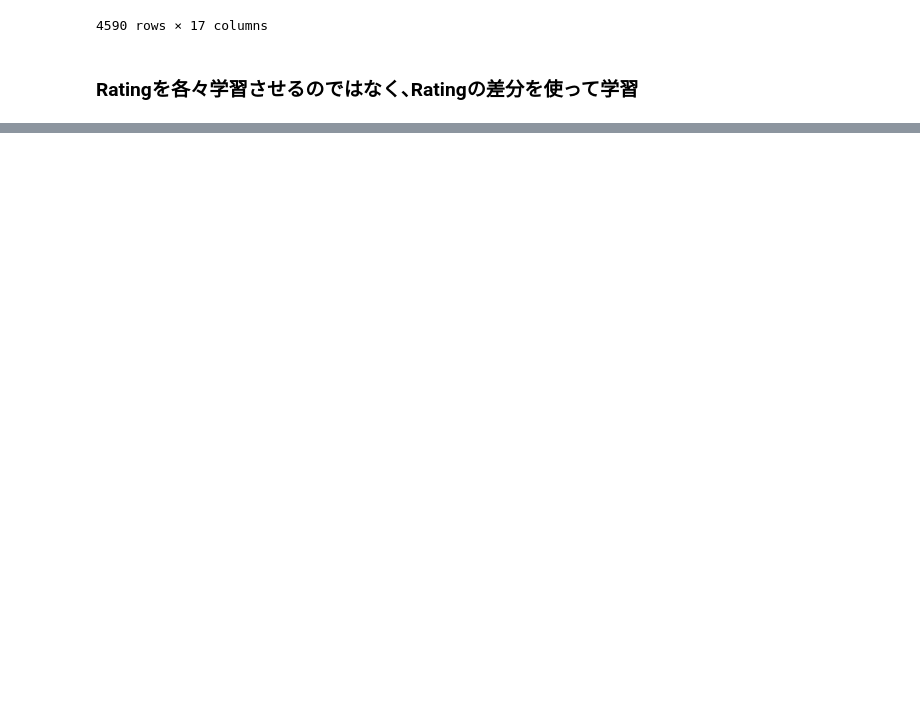
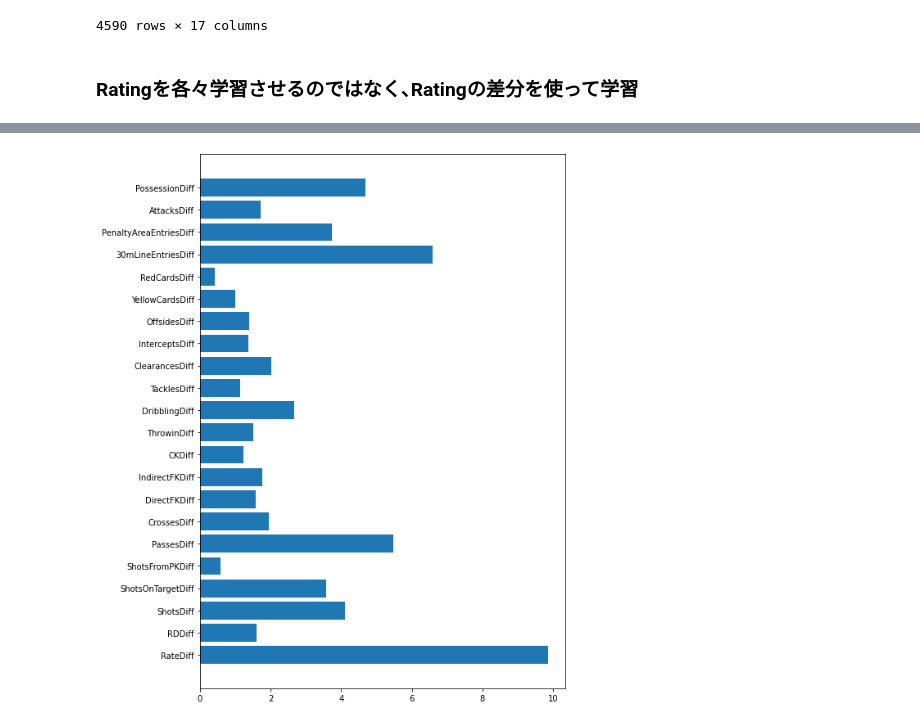
Before and after one commit to dovicie/jleague-result-prediction, a Jupyter notebook: prediction_with_recent_stats.ipynb, the cells around one changed output, grey strips where cells are left out. Cells and saved outputs as stored; diff of their text form; code cells hidden in the pictures; blank space fills up the shorter version.

```diff
--- a/prediction_with_recent_stats.ipynb
+++ b/prediction_with_recent_stats.ipynb
@@ -639,0 +675,6 @@ plt.show()
+# %%
+items = ['Rate','RD','Shots', 'ShotsOnTarget', 'ShotsFromPK','Passes', 'Crosses', 'DirectFK', 'IndirectFK', 'CK','Throwin', 'Dribbling', 'Tackles', 'Clearances',
+       'Intercepts', 'Offsides', 'YellowCards', 'RedCards','30mLineEntries', 'PenaltyAreaEntries', 'Attacks', 'Possession']
+# %%
+for item in items:
+    df.insert(len(df.columns), f"{item}Diff", df[f"Home{item}"]-df[f"Away{item}"])
@@ -639,0 +816,16 @@ plt.show()
+# %%
+left = range(22)
+height=feature_imp_sum
+
+label = ['RateDiff', 'RDDiff', 'ShotsDiff',
+       'ShotsOnTargetDiff', 'ShotsFromPKDiff', 'PassesDiff', 'CrossesDiff',
+       'DirectFKDiff', 'IndirectFKDiff', 'CKDiff', 'ThrowinDiff',
+       'DribblingDiff', 'TacklesDiff', 'ClearancesDiff', 'InterceptsDiff',
+       'OffsidesDiff', 'YellowCardsDiff', 'RedCardsDiff', '30mLineEntriesDiff',
+       'PenaltyAreaEntriesDiff', 'AttacksDiff', 'PossessionDiff']
+
+plt.figure(figsize=(8, 12))
+plt.barh(left, height,tick_label=label, align="center")
+plt.show()
+# %% [output]
+[figure, added]
```
Also changed, not shown: parts of 37 cells of this notebook, 19 other files.
